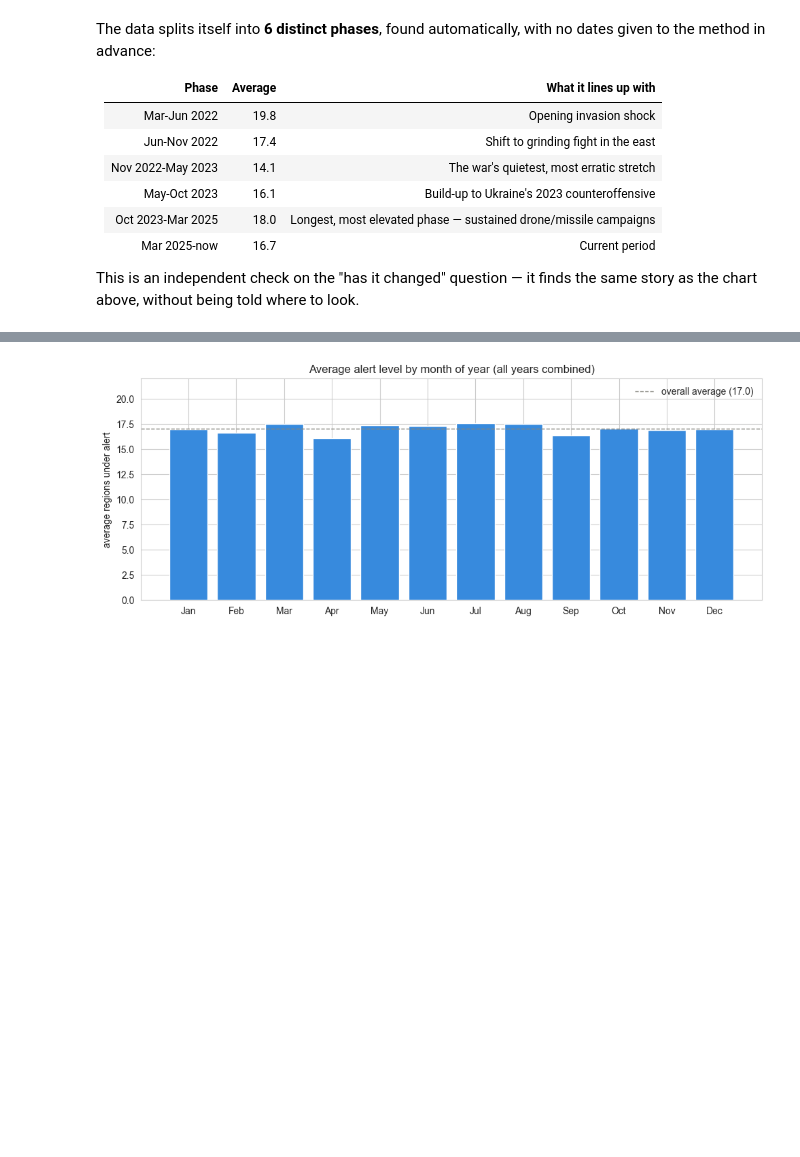
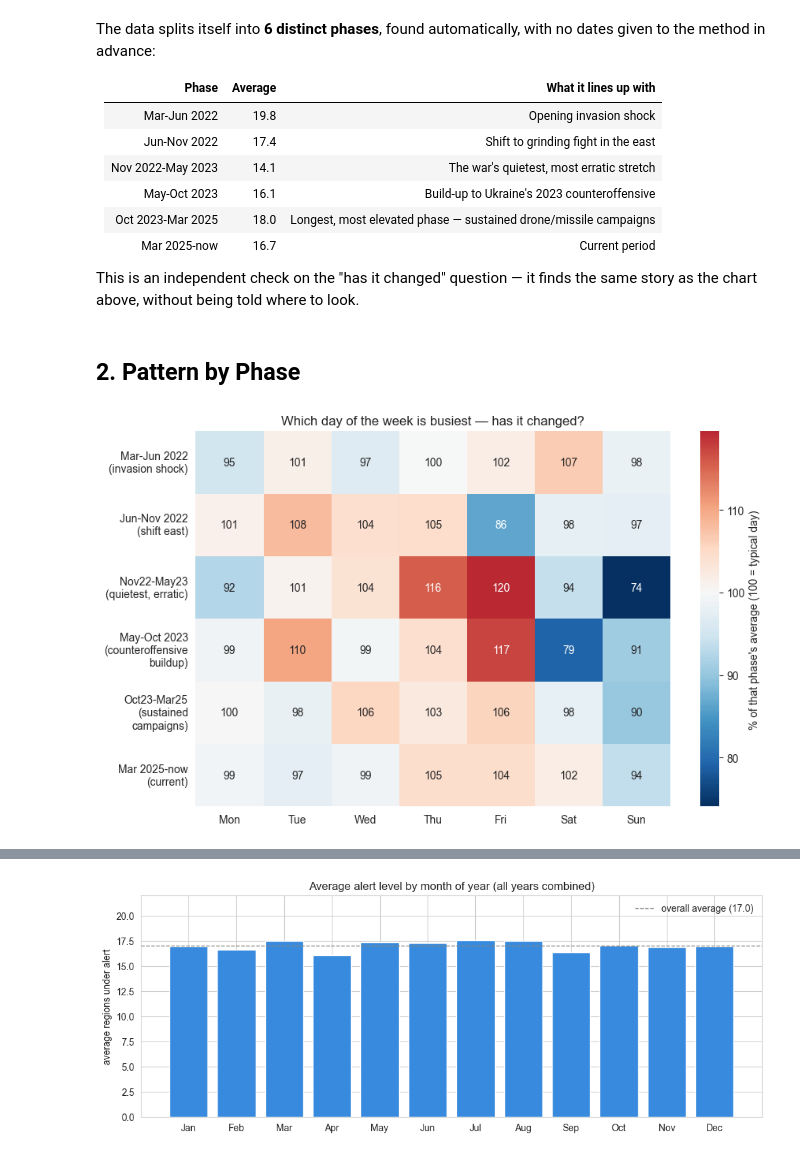
Before and after one commit to annayastremska/AI-Agentic-School-Time-Series, a Jupyter notebook: ukraine_air_alerts_time_series.ipynb, the cells around one changed output, grey strips where cells are left out. Saved outputs shown, nothing was run; the diff lists cells and outputs as text; code cells hidden in the pictures; blank space fills up the shorter version.

Commit message:
weekly and hourly pattern analysis added

```diff
--- a/ukraine_air_alerts_time_series.ipynb
+++ b/ukraine_air_alerts_time_series.ipynb
@@ -140,3 +154,28 @@ The data splits itself into **6 distinct phases**, found automatically, with no
 | Mar 2025-now | 16.7 | Current period |
 
 This is an independent check on the "has it changed" question — it finds the same story as the chart above, without being told where to look.
+# %% [markdown]
+## 2. Pattern by Phase
+# %%
+phase_bounds = ['2022-03-15','2022-06-13','2022-11-20','2023-05-04','2023-10-31','2025-03-14','2026-06-21']
+phase_labels = ['Mar-Jun 2022\n(invasion shock)','Jun-Nov 2022\n(shift east)','Nov22-May23\n(quietest, erratic)',
+                 'May-Oct 2023\n(counteroffensive\nbuildup)','Oct23-Mar25\n(sustained\ncampaigns)','Mar 2025-now\n(current)']
+def assign_phase(dates):
+    return pd.cut(dates, bins=pd.to_datetime(phase_bounds), labels=phase_labels, right=False)
+
+daily_df = daily.to_frame('val')
+daily_df['phase'] = assign_phase(daily_df.index)
+daily_df['dow'] = daily_df.index.dayofweek
+dow_labels = ['Mon','Tue','Wed','Thu','Fri','Sat','Sun']
+weekly_by_phase = daily_df.groupby(['phase','dow'], observed=True)['val'].mean().unstack()
+weekly_by_phase.columns = dow_labels
+weekly_norm = weekly_by_phase.div(weekly_by_phase.mean(axis=1), axis=0) * 100
+
+fig, ax = plt.subplots(figsize=(9, 5.5))
+sns.heatmap(weekly_norm, cmap='RdBu_r', center=100, annot=True, fmt='.0f',
+            cbar_kws={'label': "% of that phase's average (100 = typical day)"}, ax=ax)
+ax.set_title('Which day of the week is busiest — has it changed?')
+ax.set_xlabel(''); ax.set_ylabel('')
+plt.tight_layout(); plt.show()
+# %% [output]
+[figure, added]
```
Also changed, not shown: parts of 12 cells of this notebook, 2 other files.
